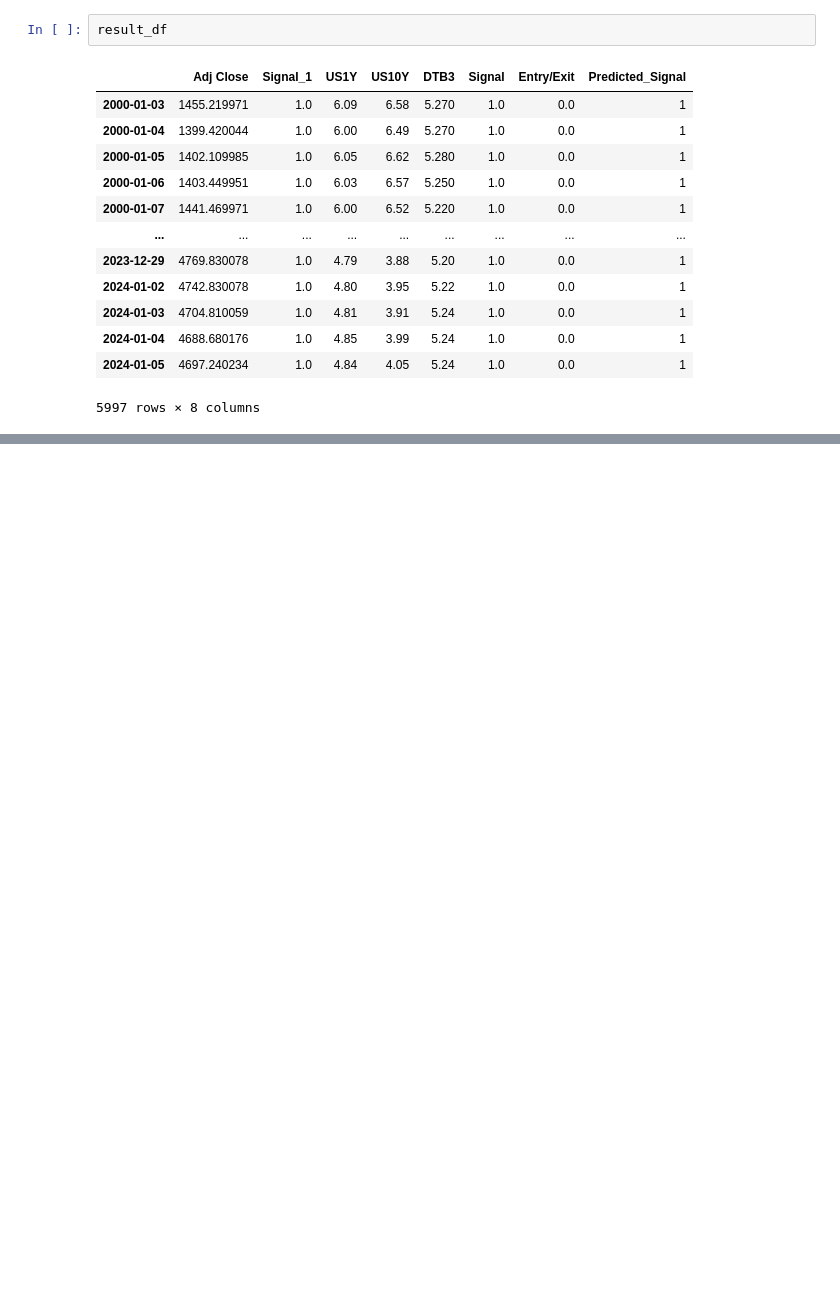
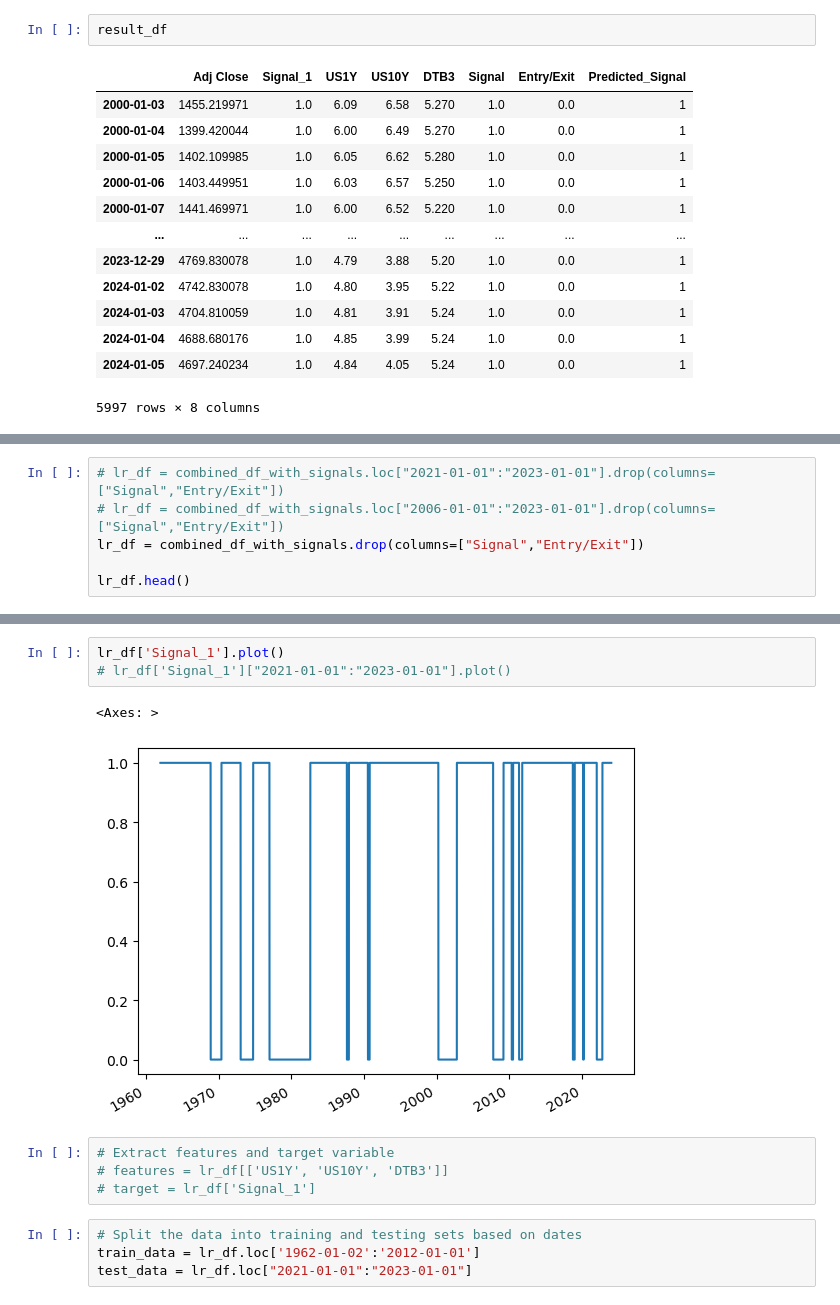
Before and after one commit to Mccalabrese/Neural-Networks-to-Model-the-SP500, a Jupyter notebook: tbill_sp_model.ipynb, the cells around one changed output, grey strips where cells are left out. Cells and saved outputs as stored; diff of their text form; blank space fills up the shorter version.

```diff
--- a/tbill_sp_model.ipynb
+++ b/tbill_sp_model.ipynb
@@ -637,0 +660,6 @@ Epoch 15/10000
+# %%
+# lr_df = combined_df_with_signals.loc["2021-01-01":"2023-01-01"].drop(columns=["Signal","Entry/Exit"])
+# lr_df = combined_df_with_signals.loc["2006-01-01":"2023-01-01"].drop(columns=["Signal","Entry/Exit"])
+lr_df = combined_df_with_signals.drop(columns=["Signal","Entry/Exit"])
+
+lr_df.head()
@@ -637,0 +680,14 @@ Epoch 15/10000
+# %%
+lr_df['Signal_1'].plot()
+# lr_df['Signal_1']["2021-01-01":"2023-01-01"].plot()
+# %% [output]
+<Axes: >
+[figure, added]
+# %%
+# Extract features and target variable
+# features = lr_df[['US1Y', 'US10Y', 'DTB3']]
+# target = lr_df['Signal_1']
+# %%
+# Split the data into training and testing sets based on dates
+train_data = lr_df.loc['1962-01-02':'2012-01-01']
+test_data = lr_df.loc["2021-01-01":"2023-01-01"]
```
Also changed, not shown: parts of 55 cells of this notebook.
